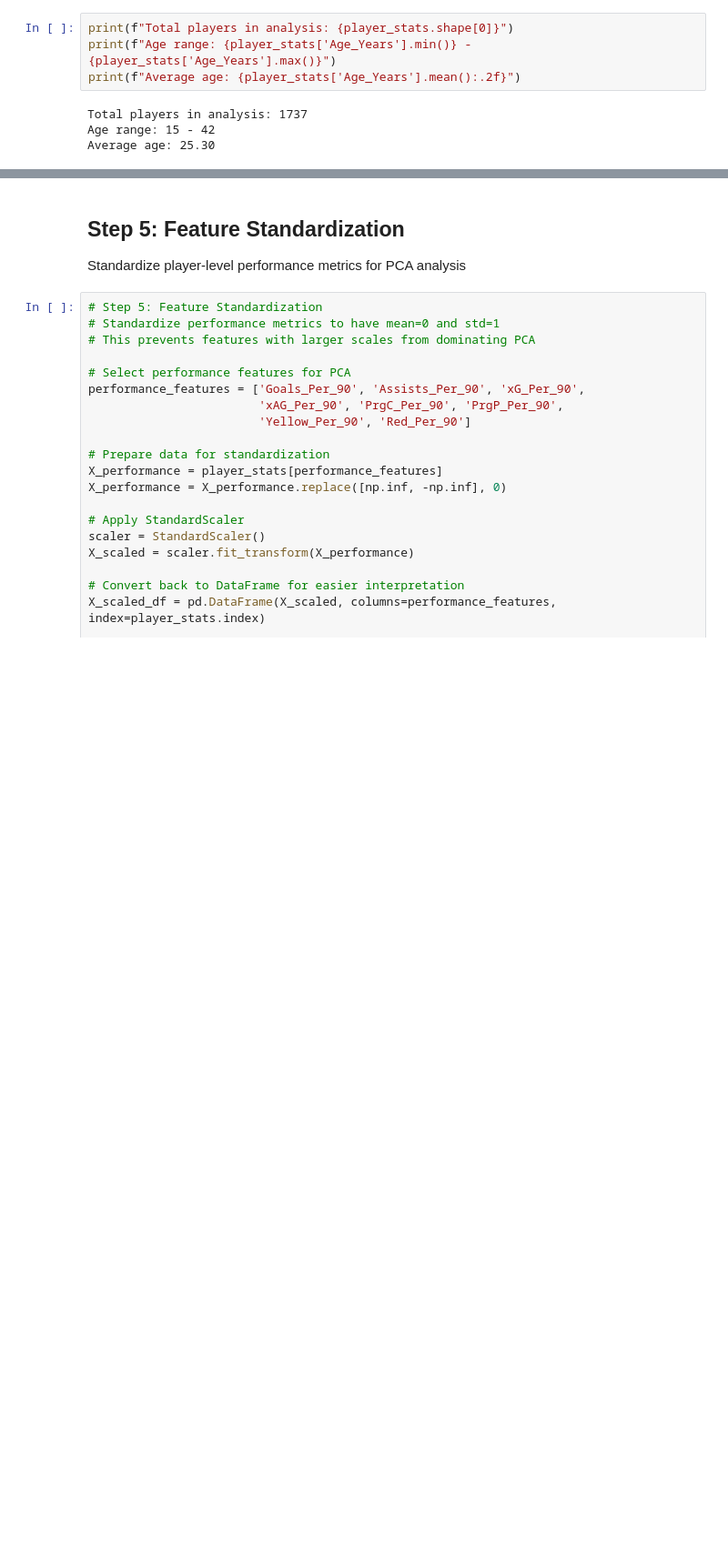
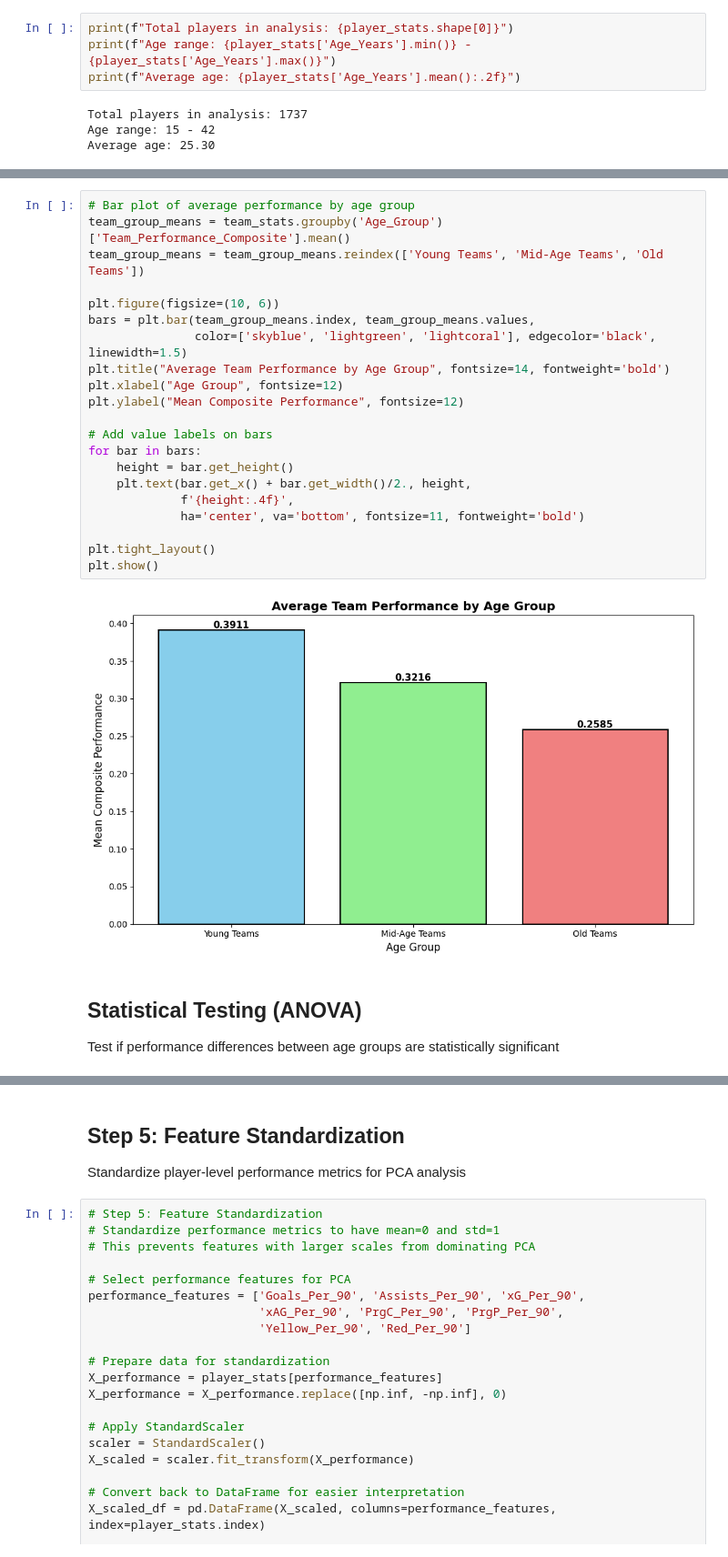
Before and after one commit to Bola-j/Football_Aanlytics_project, a Jupyter notebook: analysis/ques3.ipynb, the cells around one changed output, grey strips where cells are left out. Shown: that part at 91% size. Saved outputs shown, nothing was run; the diff lists cells and outputs as text; blank space fills up the shorter version.

```diff
--- a/analysis/ques3.ipynb
+++ b/analysis/ques3.ipynb
@@ -442,0 +750,26 @@ Average age: 25.30
+# %%
+# Bar plot of average performance by age group
+team_group_means = team_stats.groupby('Age_Group')['Team_Performance_Composite'].mean()
+team_group_means = team_group_means.reindex(['Young Teams', 'Mid-Age Teams', 'Old Teams'])
+
+plt.figure(figsize=(10, 6))
+bars = plt.bar(team_group_means.index, team_group_means.values,
+               color=['skyblue', 'lightgreen', 'lightcoral'], edgecolor='black', linewidth=1.5)
+plt.title("Average Team Performance by Age Group", fontsize=14, fontweight='bold')
+plt.xlabel("Age Group", fontsize=12)
+plt.ylabel("Mean Composite Performance", fontsize=12)
+
+# Add value labels on bars
+for bar in bars:
+    height = bar.get_height()
+    plt.text(bar.get_x() + bar.get_width()/2., height,
+             f'{height:.4f}',
+             ha='center', va='bottom', fontsize=11, fontweight='bold')
+
+plt.tight_layout()
+plt.show()
+# %% [output]
+[figure, added]
+# %% [markdown]
+## Statistical Testing (ANOVA)
+Test if performance differences between age groups are statistically significant
```
Also changed, not shown: parts of 19 cells of this notebook, 1 other file.
